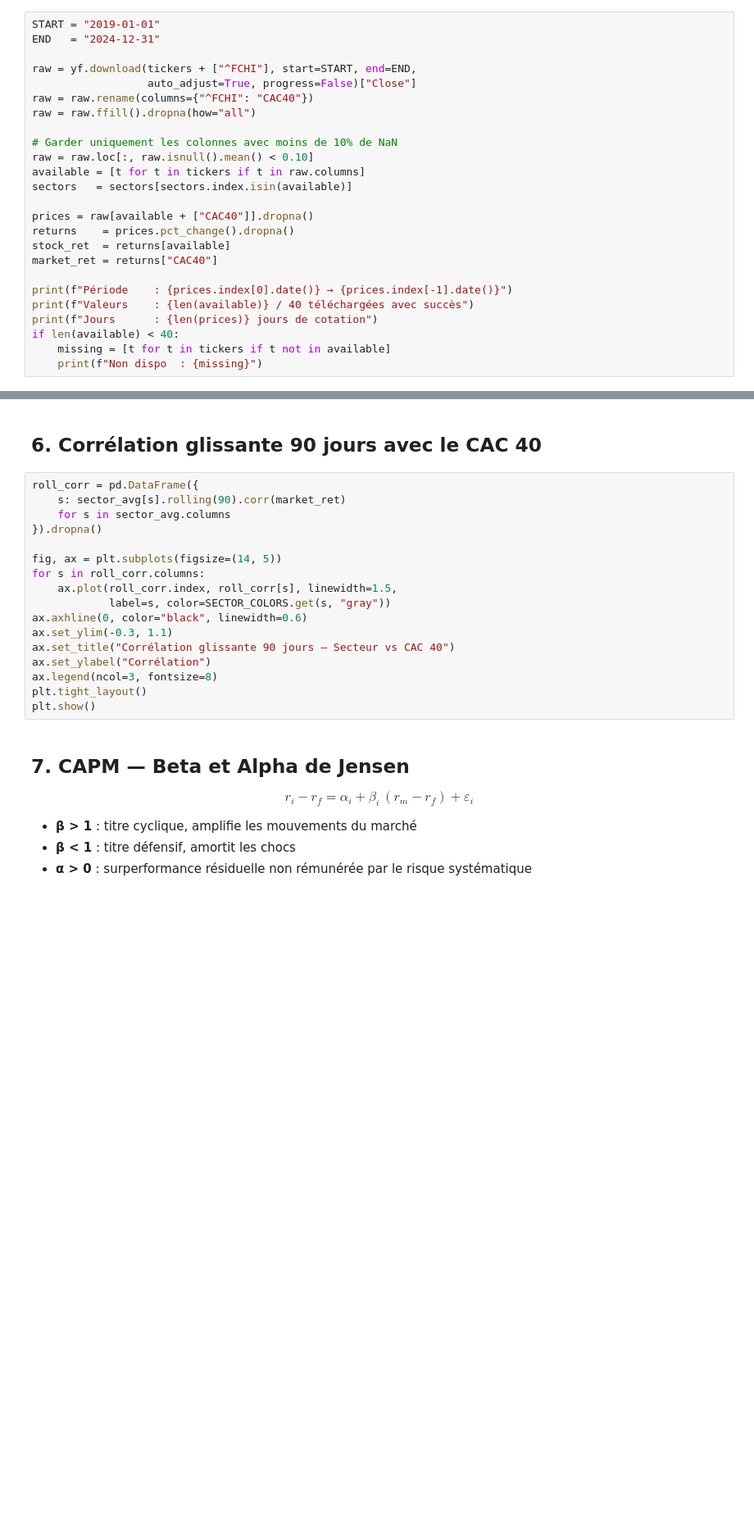
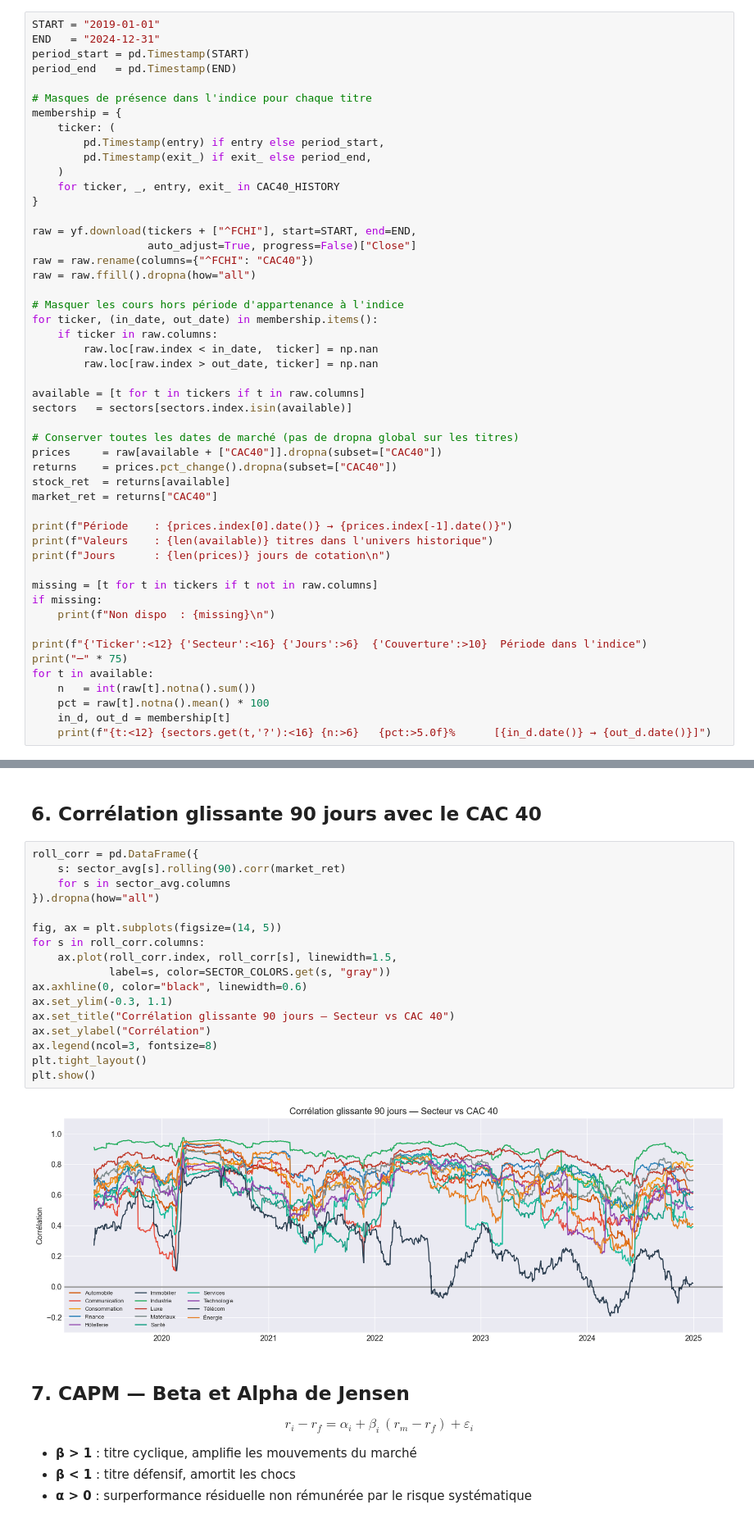
Before and after one commit to pauldesferet/marketfinance-projects, a Jupyter notebook: 07_capm_factor_model/capm_factor_model.ipynb, the cells around one changed output, grey strips where cells are left out. Shown at 82% size. Cells and saved outputs as stored; diff of their text form; blank space fills up the shorter version.

```diff
--- a/07_capm_factor_model/capm_factor_model.ipynb
+++ b/07_capm_factor_model/capm_factor_model.ipynb
@@ -111,25 +124,50 @@ print(sectors.value_counts().to_string())
 # %%
 START = "2019-01-01"
 END   = "2024-12-31"
+period_start = pd.Timestamp(START)
+period_end   = pd.Timestamp(END)
+
+# Masques de présence dans l'indice pour chaque titre
+membership = {
+    ticker: (
+        pd.Timestamp(entry) if entry else period_start,
+        pd.Timestamp(exit_) if exit_ else period_end,
+    )
+    for ticker, _, entry, exit_ in CAC40_HISTORY
+}
 
 raw = yf.download(tickers + ["^FCHI"], start=START, end=END,
                   auto_adjust=True, progress=False)["Close"]
 raw = raw.rename(columns={"^FCHI": "CAC40"})
 raw = raw.ffill().dropna(how="all")
 
-# Garder uniquement les colonnes avec moins de 10% de NaN
-raw = raw.loc[:, raw.isnull().mean() < 0.10]
+# Masquer les cours hors période d'appartenance à l'indice
+for ticker, (in_date, out_date) in membership.items():
+    if ticker in raw.columns:
+        raw.loc[raw.index < in_date,  ticker] = np.nan
+        raw.loc[raw.index > out_date, ticker] = np.nan
+
 available = [t for t in tickers if t in raw.columns]
 sectors   = sectors[sectors.index.isin(available)]
 
-prices = raw[available + ["CAC40"]].dropna()
-returns    = prices.pct_change().dropna()
+# Conserver toutes les dates de marché (pas de dropna global sur les titres)
+prices     = raw[available + ["CAC40"]].dropna(subset=["CAC40"])
+returns    = prices.pct_change().dropna(subset=["CAC40"])
 stock_ret  = returns[available]
 market_ret = returns["CAC40"]
 
 print(f"Période    : {prices.index[0].date()} → {prices.index[-1].date()}")
-print(f"Valeurs    : {len(available)} / 40 téléchargées avec succès")
-print(f"Jours      : {len(prices)} jours de cotation")
-if len(available) < 40:
-    missing = [t for t in tickers if t not in available]
-    print(f"Non dispo  : {missing}")
+print(f"Valeurs    : {len(available)} titres dans l'univers historique")
+print(f"Jours      : {len(prices)} jours de cotation\n")
+
+missing = [t for t in tickers if t not in raw.columns]
+if missing:
+    print(f"Non dispo  : {missing}\n")
+
+print(f"{'Ticker':<12} {'Secteur':<16} {'Jours':>6}  {'Couverture':>10}  Période dans l'indice")
+print("─" * 75)
+for t in available:
+    n   = int(raw[t].notna().sum())
+    pct = raw[t].notna().mean() * 100
+    in_d, out_d = membership[t]
+    print(f"{t:<12} {sectors.get(t,'?'):<16} {n:>6}   {pct:>5.0f}%      [{in_d.date()} → {out_d.date()}]")
@@ -256,20 +351,22 @@ plt.show()
 # %%
 roll_corr = pd.DataFrame({
     s: sector_avg[s].rolling(90).corr(market_ret)
     for s in sector_avg.columns
-}).dropna()
+}).dropna(how="all")
 
 fig, ax = plt.subplots(figsize=(14, 5))
 for s in roll_corr.columns:
     ax.plot(roll_corr.index, roll_corr[s], linewidth=1.5,
             label=s, color=SECTOR_COLORS.get(s, "gray"))
 ax.axhline(0, color="black", linewidth=0.6)
 ax.set_ylim(-0.3, 1.1)
 ax.set_title("Corrélation glissante 90 jours — Secteur vs CAC 40")
 ax.set_ylabel("Corrélation")
 ax.legend(ncol=3, fontsize=8)
 plt.tight_layout()
 plt.show()
+# %% [output]
+[figure, added]
 # %% [markdown]
 ## 7. CAPM — Beta et Alpha de Jensen
 
```
Also changed, not shown: parts of 16 cells of this notebook.
